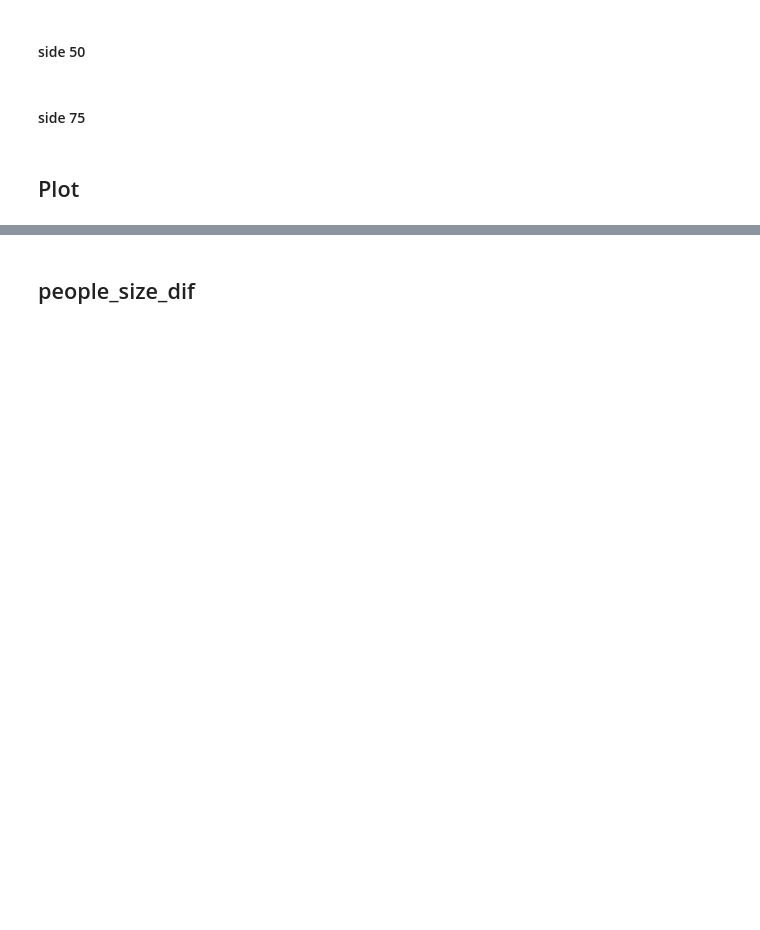
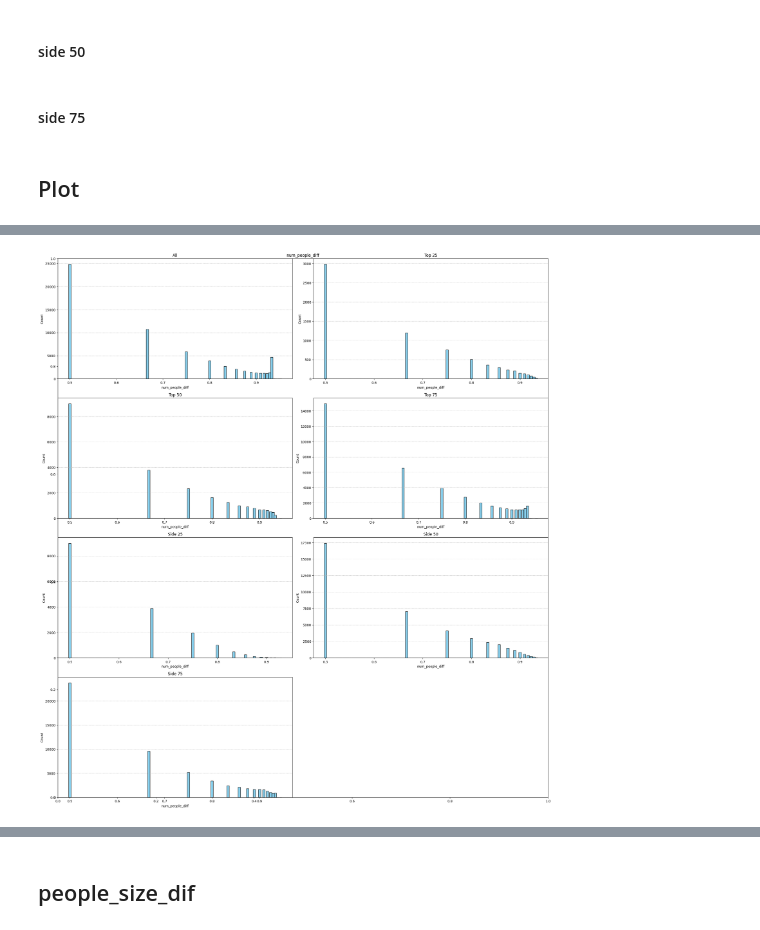
Before and after one commit to federicopaschetta/FemaleObjectificationInMovies, a Jupyter notebook: script.ipynb, the cells around one changed output, grey strips where cells are left out. Drawn from its saved outputs; the diff is of its cells as text; code cells hidden in the pictures; blank space fills up the shorter version.

```diff
--- a/script.ipynb
+++ b/script.ipynb
@@ -168,11 +166,12 @@ side_75_df['num_people_diff'] = side_75_df['num_people'].apply(num_peopl_diff)
+# %%
+df_list = [img_df, top_25_df, top_50_df, top_75_df, side_25_df, side_50_df, side_75_df]
+df_names = ['All', 'Top 25', 'Top 50', 'Top 75', 'Side 25', 'Side 50', 'Side 75']
 # %%
 def plot_hist(df, title):
-    plt.figure(figsize=(10, 6))
     plt.bar(df['num_people_diff'].value_counts().keys(), df['num_people_diff'].value_counts().values, width=0.005, color="skyblue", edgecolor="black")
     plt.xlabel("num_people_diff")
     plt.ylabel("Count")
-    plt.title(f"Histogram of {title} num_people_diff Counts")
+    plt.title(f"{title}")
     plt.grid(axis="y", linestyle="--", alpha=0.7)
-    plt.show()
 # %% [markdown]
 ## Plot
@@ -195,3 +178,15 @@ plot_hist(side_75_df, 'side 75')
+# %%
+plt.figure(figsize=(22, 24))
+plt.title(f"num_people_diff")
+for index, data in enumerate(zip(df_names, df_list)):
+    ax = plt.subplot(4, 2, index+1)
+    plot_hist(data[1], data[0])
+
+plt.tight_layout()
+
+plt.show()
+# %% [output]
+[figure, added]
 # %%
 dataframes = [img_df, top_25_df, top_50_df, top_75_df, side_25_df, side_50_df, side_75_df]
 colors = ["skyblue", "salmon", "lightgreen", "red", "purple", "orange", "cyan"]
```
Also changed, not shown: parts of 25 cells of this notebook, 1 other file.
